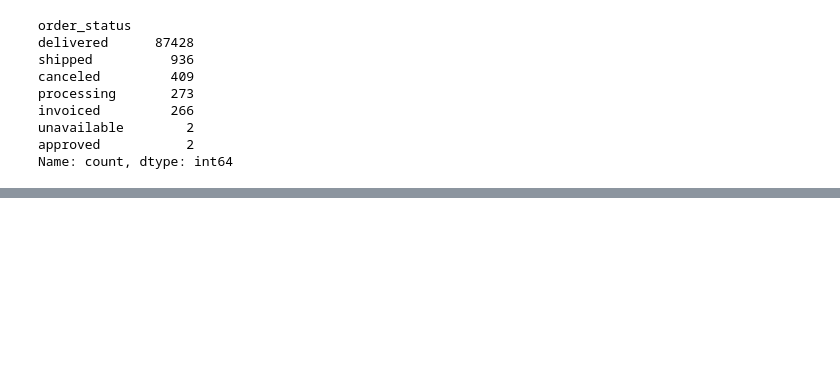
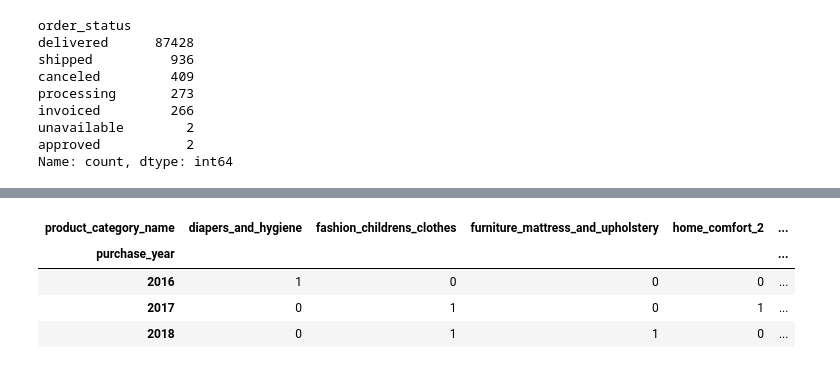
Before and after one commit to juanyeremia/ecommerce_sc_analysis, a Jupyter notebook: eda.ipynb, the cells around one changed output, grey strips where cells are left out. Saved outputs shown, nothing was run; the diff lists cells and outputs as text; code cells hidden in the pictures; blank space fills up the shorter version.

```diff
--- a/eda.ipynb
+++ b/eda.ipynb
@@ -593,0 +639,17 @@ df_items_area
+# %%
+# Bottom yearly
+bottom_5_cat_yearly = (
+    df_bottom_5_cat
+    .groupby(["purchase_year", "product_category_name"])
+    .size()
+    .unstack(fill_value=0)
+    .sort_index()                   # Sorting by 'purchase_year'
+)
+
+bottom_5_cat_yearly
+# %% [output]
+| product_category_name | diapers_and_hygiene | fashion_childrens_clothes | furniture_mattress_and_upholstery | home_comfort_2 | ... |
+| purchase_year |  |  |  |  | ... |
+| 2016 | 1 | 0 | 0 | 0 | ... |
+| 2017 | 0 | 1 | 0 | 1 | ... |
+| 2018 | 0 | 1 | 1 | 0 | ... |
```
Also changed, not shown: parts of 15 cells of this notebook.
